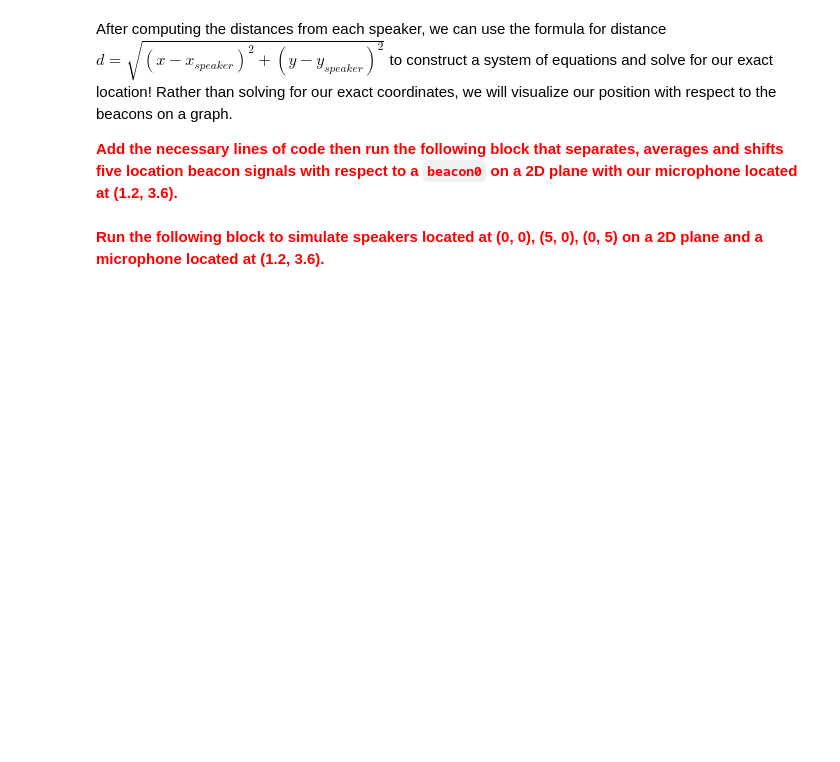
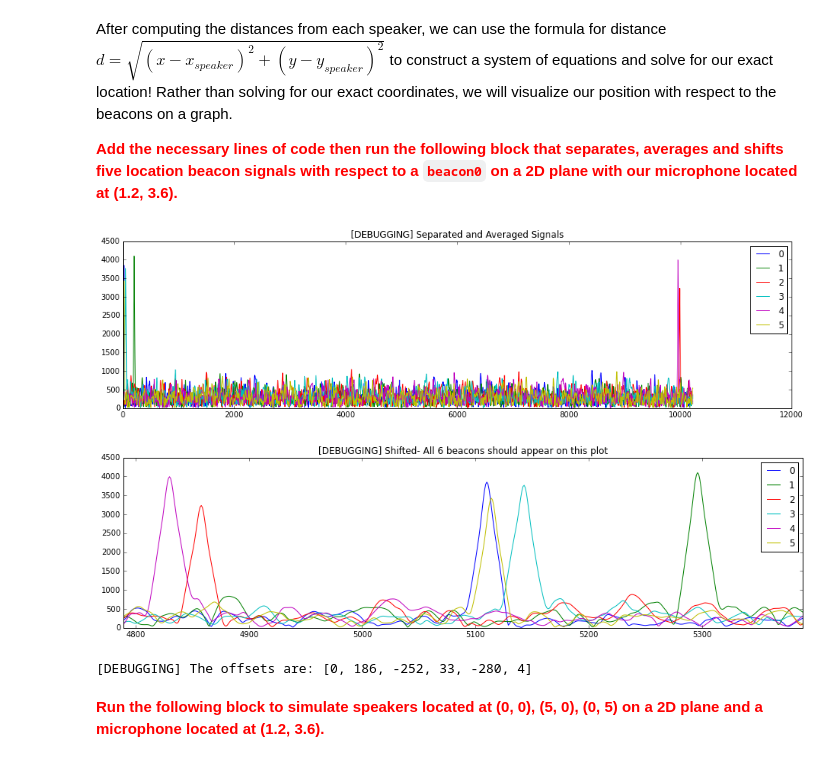
Before and after one commit to 01halibut/ee16a_lab_fa2015, a Jupyter notebook: ee16a_location_lab2/ee16a_location_lab2.ipynb, the cells around one changed output. Drawn from its saved outputs; the diff is of its cells as text; code cells hidden in the pictures; blank space fills up the shorter version.

```diff
--- a/ee16a_location_lab2/ee16a_location_lab2.ipynb
+++ b/ee16a_location_lab2/ee16a_location_lab2.ipynb
@@ -82,9 +82,7 @@ def identify_peak(signal):
     >>> identify_peak([1, 2, 2, 199, 23, 1])
     3
     """
-    # BEGIN SOLUTION
-
-    # END SOLUTION
+    return np.argmax(signal)
 # %% [markdown]
 <a id='task1'></a>
 # <span style="color:blue">Task 1: Separating Beacons</span>
@@ -253,9 +258,7 @@ def identify_offsets(averaged):
     # Use SHIFTED to determine the offsets
     # Consider what the offset for beacon0 should be
 
-    # BEGIN SOLUTION
-
-    # END SOLUTION
+    return [identify_peak(shifted_term) - len(averaged[0]) // 2 for shifted_term in shifted]
 # %% [markdown]
 We now need to convert the offsets we have computed in samples to the time difference of arrivals (TDOAs) we will use to determine locations.
 
@@ -289,9 +290,7 @@ def signal_to_offsets(raw_signal):
 
     Returns (list): offset for each beacon (beacon0, beacon1, etc). in samples
     """
-    # BEGIN SOLUTION
-
-    # END SOLUTION
+    return identify_offsets([average_signal(s) for s in separate_signal(raw_signal)])
 # %% [markdown]
 We now know the time differences relative to a single beacon, so given a reference time for **`beacon0`** we can determine the total time for the sound wave to travel the distance from the speakers to our microphone. Knowing that the speed of sound is **340 m/s**, we can compute the distance from the microphone to each speaker, and use simple geometry to locate ourselves! This is exactly what the GPS is doing, except with electromagnetic waves rather than sound waves.
 
@@ -398,34 +416,38 @@ After computing the distances from each speaker, we can use the formula for dist
 # Assume the time of arrival of the first beacon is 0.011151468430462413.
 received_signal = get_signal_virtual(x=1.2, y=3.6)
 raw_signal = demodulate_signal(received_signal)
 
 # BEGIN SOLUTION
 # Separate the beacon signals
 
 # Perform our averaging function, the output should be called avgf
-
+avgf = [average_signal(s) for s in separate_signal(raw_signal)]
 # END SOLUTION
 
 # Plot the averaged output for each beacon
 plt.figure(figsize=(16,4))
 for i in range(len(avgf)):
     plt.plot(avgf[i], label="{0}".format(i))
 plt.title("[DEBUGGING] Separated and Averaged Signals")
 plt.legend()
 plt.show()
 
 # Plot the averaged output for each beacon centered about beacon0
 plt.figure(figsize=(16,4))
 peak = identify_peak(avgf[0])
 for i in range(len(avgf)):
     plt.plot(np.roll(avgf[i], len(avgf[0]) // 2 - peak), label="{0}".format(i))
 plt.title("[DEBUGGING] Shifted- All 6 beacons should appear on this plot")
 plt.xlim(len(avgf[0]) // 2 - peak - 300, len(avgf[0]) // 2 - peak + 300)
 plt.legend()
 plt.show()
 
 offsets = signal_to_offsets(raw_signal)
 print( "[DEBUGGING] The offsets are: %s"%str(offsets))
+# %% [output]
+[figure, added]
+[figure, added]
+[DEBUGGING] The offsets are: [0, 186, -252, 33, -280, 4]
 # %% [markdown]
 **<span style="color:red">Run the following block to simulate speakers located at (0, 0), (5, 0), (0, 5) on a 2D plane and a microphone located at (1.2, 3.6).</span>**
 # %%
```
Also changed, not shown: parts of 16 cells of this notebook, 1 other file.
